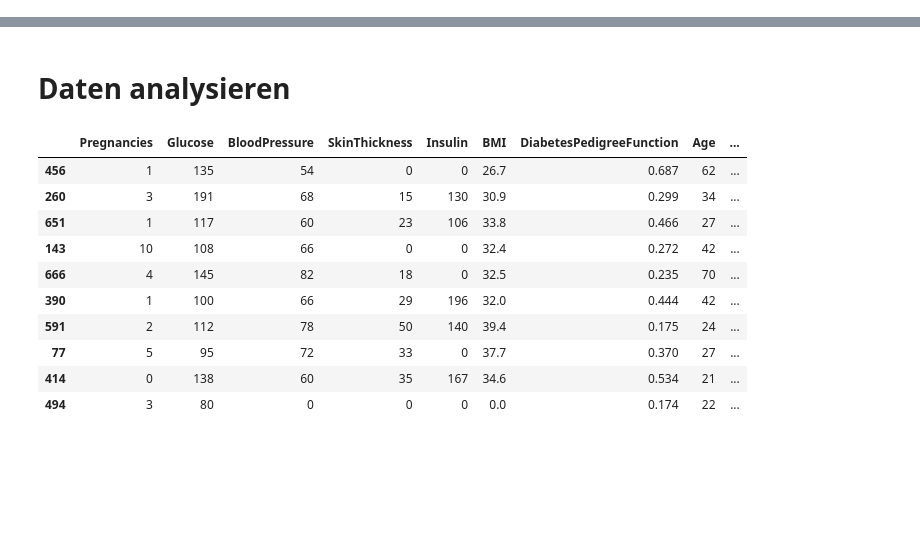
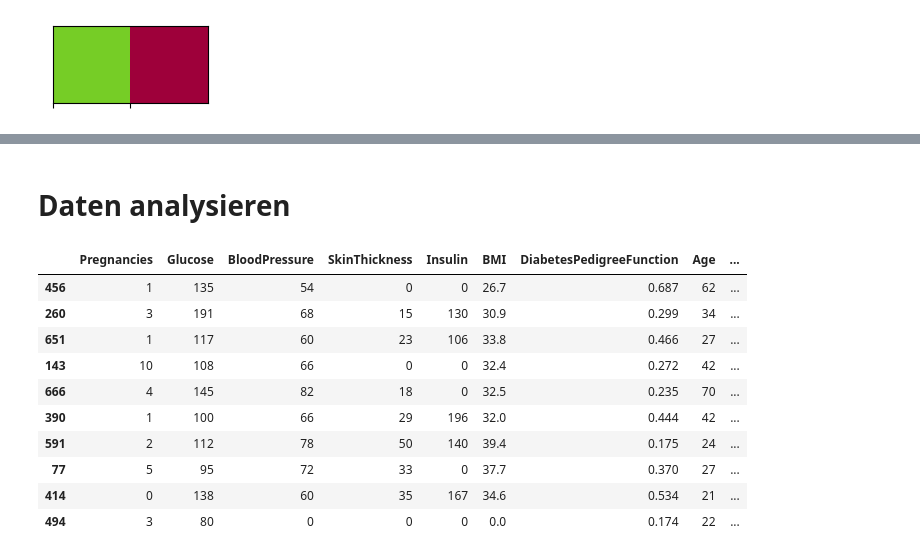
Before and after one commit to KoenigJulia/kids-project-diabetes, a Jupyter notebook: Diabetes.ipynb, the cells around one changed output, grey strips where cells are left out. Drawn from its saved outputs; the diff is of its cells as text; code cells hidden in the pictures; blank space fills up the shorter version.

```diff
--- a/Diabetes.ipynb
+++ b/Diabetes.ipynb
@@ -0,0 +38,5 @@
+# %%
+diabetes_colors = sns.xkcd_palette(['apple green', 'cranberry'])
+sns.palplot(diabetes_colors)
+# %% [output]
+[figure, added]
```
Also changed, not shown: parts of 21 cells of this notebook, 1 other file.
